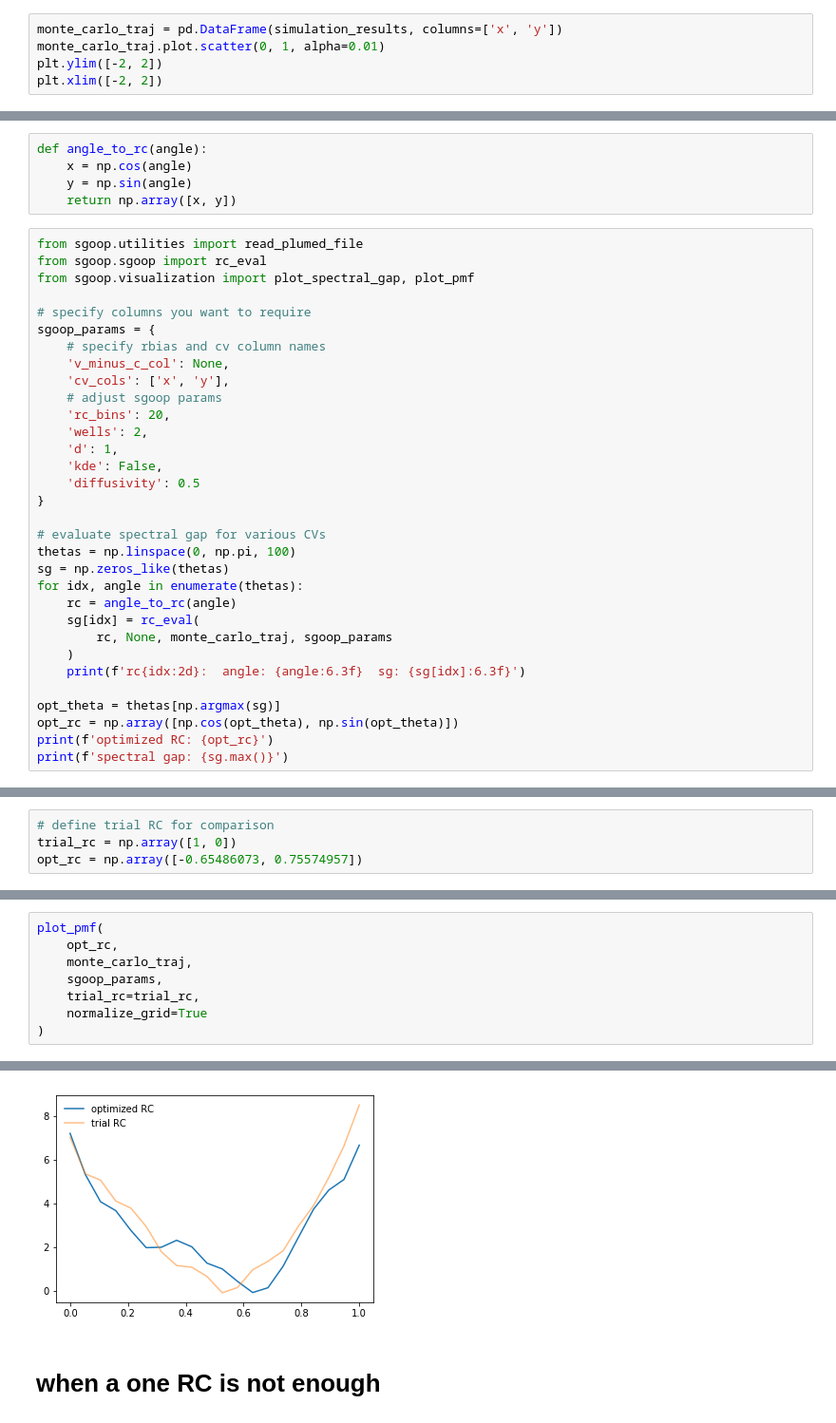
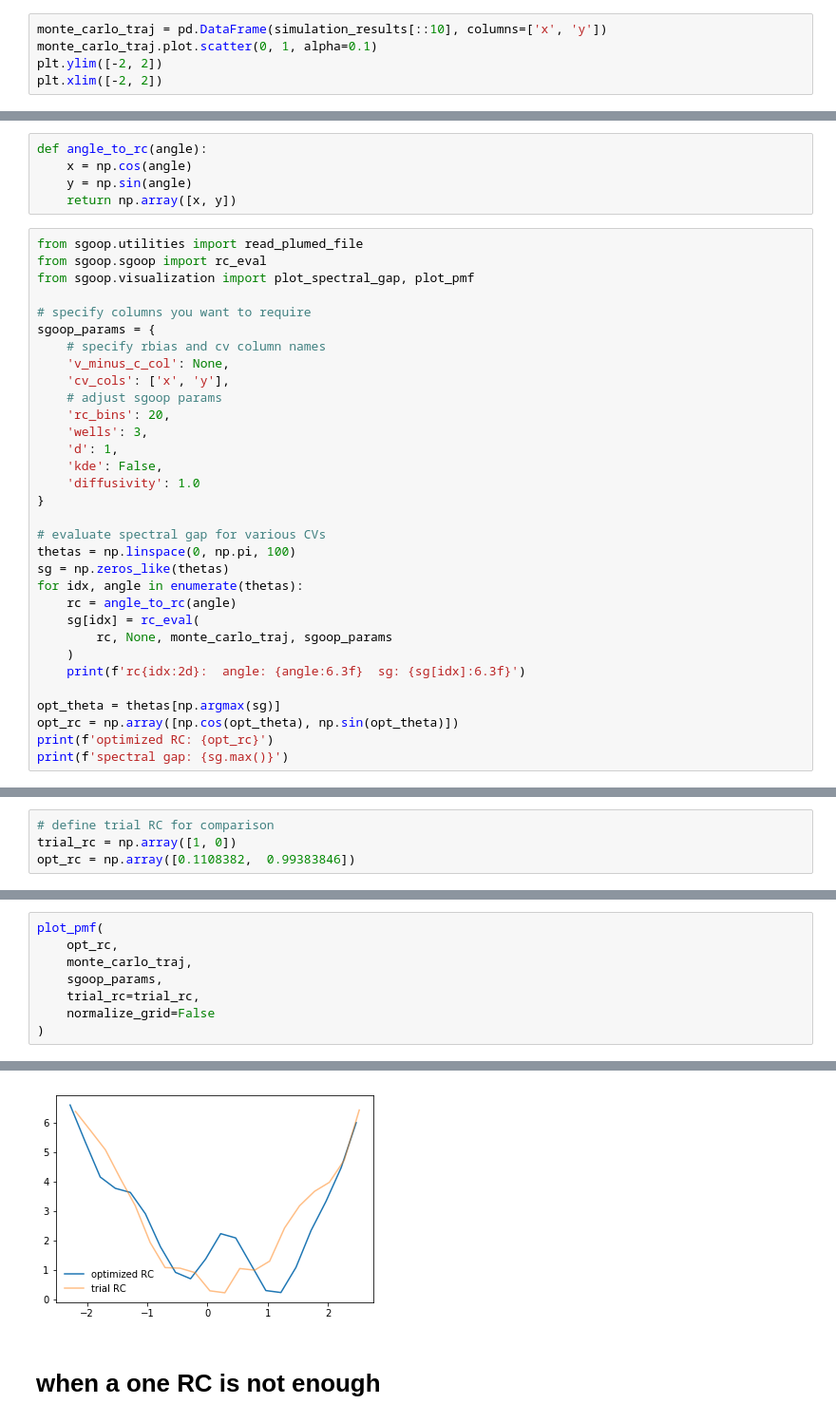
Before and after one commit to anotherjoshsmith/SGOOP, a Jupyter notebook: examples/model_potentials.ipynb, the cells around one changed output, grey strips where cells are left out. Shown at 95% size. Drawn from its saved outputs; the diff is of its cells as text.

```diff
--- a/examples/model_potentials.ipynb
+++ b/examples/model_potentials.ipynb
@@ -78,8 +78,8 @@ simulation_results = monte_carlo_simulation(
     single_sgoop_potential, kt=3, num_steps=500000
 )
 # %%
-monte_carlo_traj = pd.DataFrame(simulation_results, columns=['x', 'y'])
-monte_carlo_traj.plot.scatter(0, 1, alpha=0.01)
+monte_carlo_traj = pd.DataFrame(simulation_results[::10], columns=['x', 'y'])
+monte_carlo_traj.plot.scatter(0, 1, alpha=0.1)
 plt.ylim([-2, 2])
 plt.xlim([-2, 2])
 # %% [output]
@@ -104,10 +104,10 @@ sgoop_params = {
     'cv_cols': ['x', 'y'],
     # adjust sgoop params
     'rc_bins': 20,
-    'wells': 2,
+    'wells': 3,
     'd': 1,
     'kde': False,
-    'diffusivity': 0.5
+    'diffusivity': 1.0
 }
 
 # evaluate spectral gap for various CVs
@@ -145,4 +145,4 @@ spectral gap: 0.01596727704742651
 # %%
 # define trial RC for comparison
 trial_rc = np.array([1, 0])
-opt_rc = np.array([-0.65486073, 0.75574957])
+opt_rc = np.array([0.1108382,  0.99383846])
@@ -160,14 +181,14 @@ plot_spectral_gap(
 # %%
 plot_pmf(
     opt_rc,
     monte_carlo_traj,
     sgoop_params,
     trial_rc=trial_rc,
-    normalize_grid=True
+    normalize_grid=False
 )
 # %% [output]
 <matplotlib.axes._subplots.AxesSubplot at 0x...>
-[figure, old version]
+[figure, new version]
 # %% [markdown]
 # when a one RC is not enough
 # %%
```
Also changed, not shown: parts of 11 cells of this notebook.
